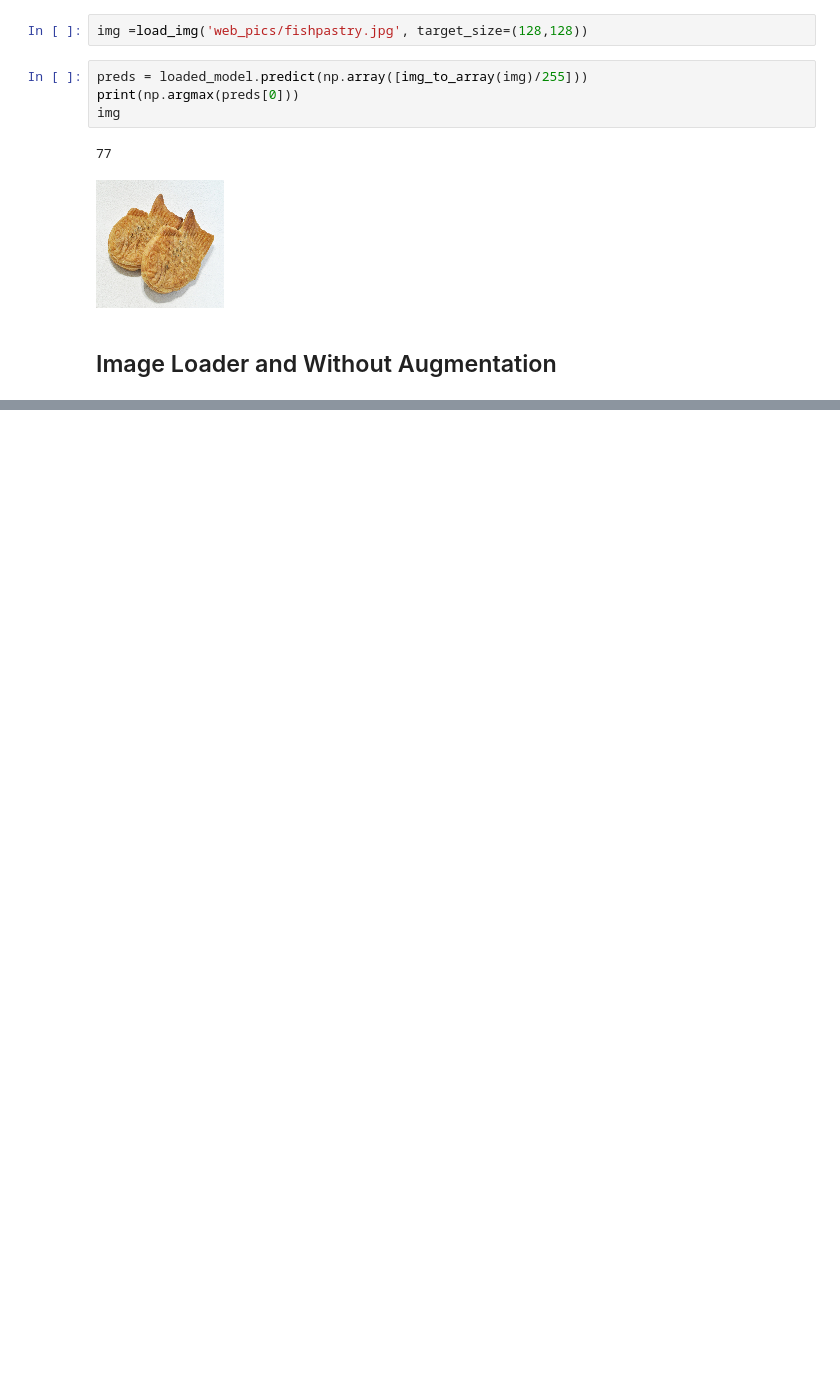
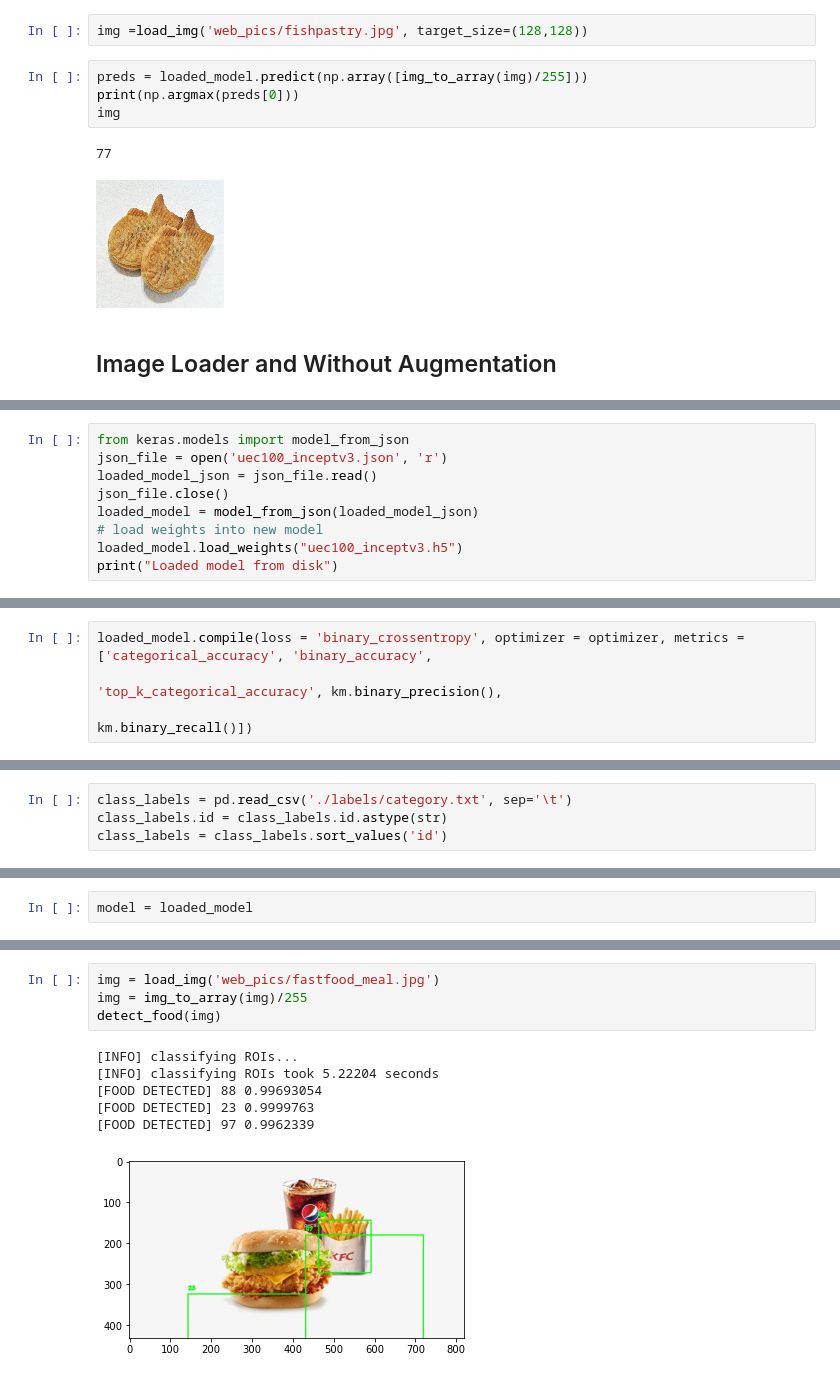
Before and after one commit to reonho/autocalorie, a Jupyter notebook: UECFOOD100 MultiLabel Classification.ipynb, the cells around one changed output, grey strips where cells are left out. Cells and saved outputs as stored; diff of their text form; blank space fills up the shorter version.

```diff
--- a/UECFOOD100 MultiLabel Classification.ipynb
+++ b/UECFOOD100 MultiLabel Classification.ipynb
@@ -643,0 +791,9 @@ Found 2902 validated image filenames.
+# %%
+from keras.models import model_from_json
+json_file = open('uec100_inceptv3.json', 'r')
+loaded_model_json = json_file.read()
+json_file.close()
+loaded_model = model_from_json(loaded_model_json)
+# load weights into new model
+loaded_model.load_weights("uec100_inceptv3.h5")
+print("Loaded model from disk")
@@ -643,0 +802,4 @@ Found 2902 validated image filenames.
+# %%
+loaded_model.compile(loss = 'binary_crossentropy', optimizer = optimizer, metrics = ['categorical_accuracy', 'binary_accuracy',
+                                                                             'top_k_categorical_accuracy', km.binary_precision(),
+                                                                             km.binary_recall()])
@@ -643,0 +836,4 @@ Found 2902 validated image filenames.
+# %%
+class_labels = pd.read_csv('./labels/category.txt', sep='\t')
+class_labels.id = class_labels.id.astype(str)
+class_labels = class_labels.sort_values('id')
@@ -643,0 +854,2 @@ Found 2902 validated image filenames.
+# %%
+model = loaded_model
@@ -643,0 +1015,11 @@ Found 2902 validated image filenames.
+# %%
+img = load_img('web_pics/fastfood_meal.jpg')
+img = img_to_array(img)/255
+detect_food(img)
+# %% [output]
+[INFO] classifying ROIs...
+[INFO] classifying ROIs took 5.22204 seconds
+[FOOD DETECTED] 88 0.99693054
+[FOOD DETECTED] 23 0.9999763
+[FOOD DETECTED] 97 0.9962339
+[figure, added]
```
Also changed, not shown: parts of 69 cells of this notebook.
